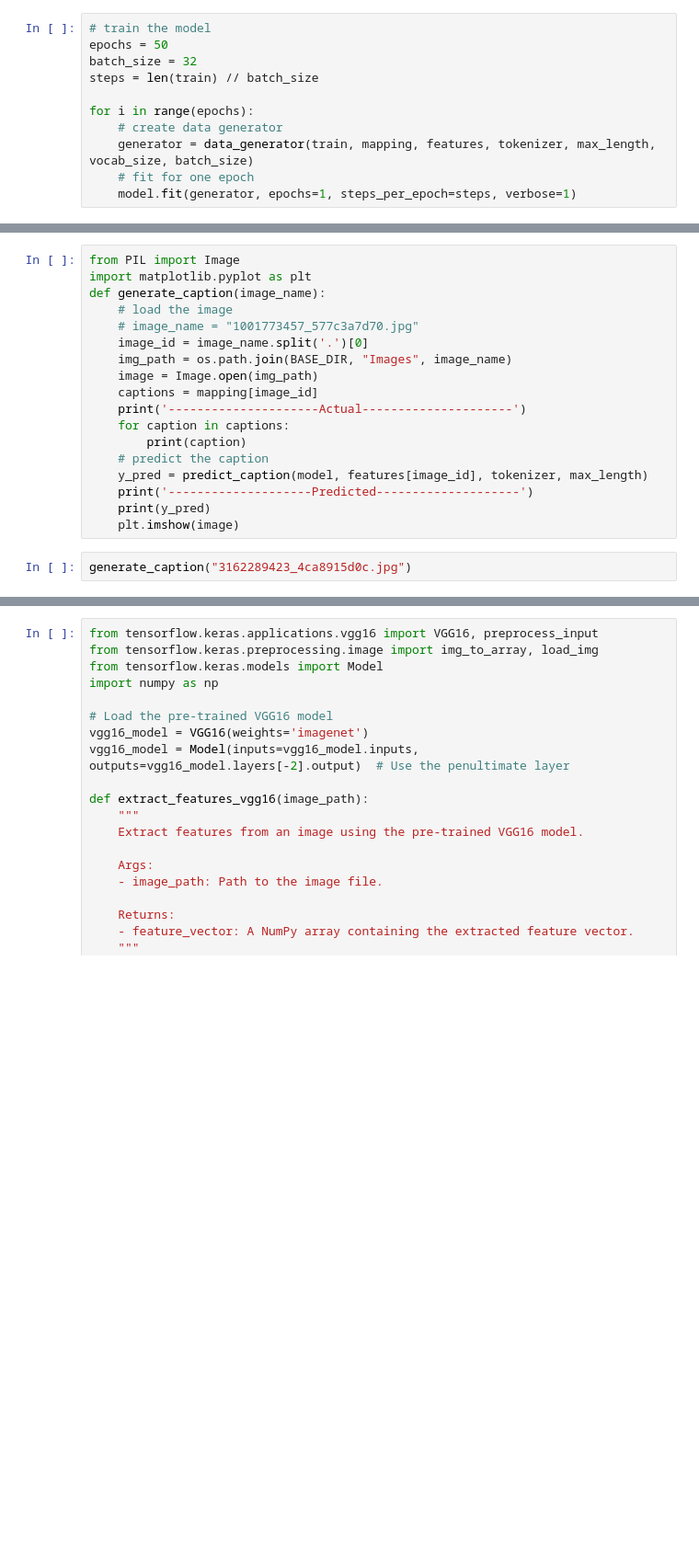
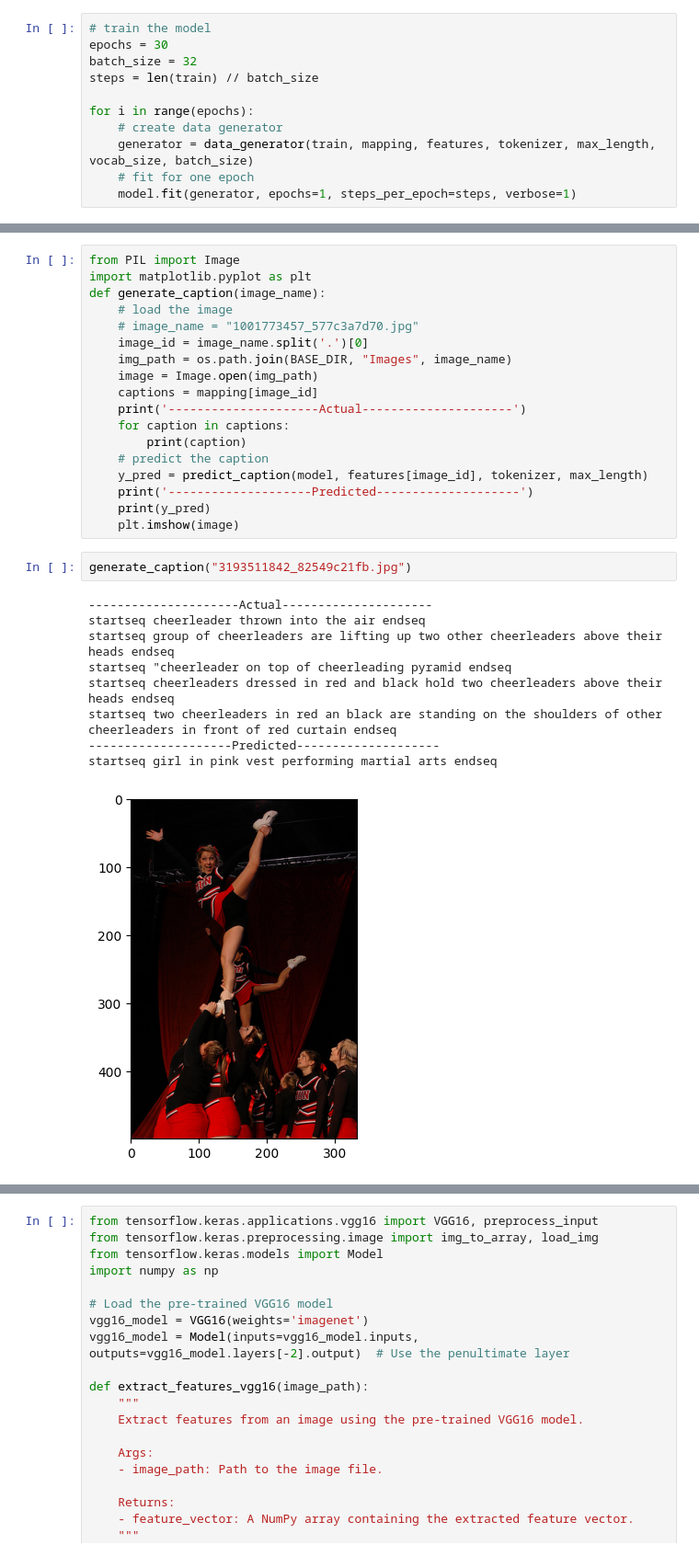
Before and after one commit to Adityasai07/Image_Captioning, a Jupyter notebook: Image_captioning.ipynb, the cells around one changed output, grey strips where cells are left out. Shown at 92% size. Saved outputs shown, nothing was run; the diff lists cells and outputs as text; blank space fills up the shorter version.

```diff
--- a/Image_captioning.ipynb
+++ b/Image_captioning.ipynb
@@ -238,7 +247,7 @@ def data_generator(data_keys, mapping, features, tokenizer, max_length, vocab_si
                 n = 0
 # %%
 # train the model
-epochs = 50
+epochs = 30
 batch_size = 32
 steps = len(train) // batch_size
 
@@ -320,4 +435,14 @@ def generate_caption(image_name):
     print(y_pred)
     plt.imshow(image)
 # %%
-generate_caption("3162289423_4ca8915d0c.jpg")
+generate_caption("3193511842_82549c21fb.jpg")
+# %% [output]
+---------------------Actual---------------------
+startseq cheerleader thrown into the air endseq
+startseq group of cheerleaders are lifting up two other cheerleaders above their heads endseq
+startseq "cheerleader on top of cheerleading pyramid endseq
+startseq cheerleaders dressed in red and black hold two cheerleaders above their heads endseq
+startseq two cheerleaders in red an black are standing on the shoulders of other cheerleaders in front of red curtain endseq
+--------------------Predicted--------------------
+startseq girl in pink vest performing martial arts endseq
+[figure, added]
```
Also changed, not shown: parts of 18 cells of this notebook, 1 other file.
